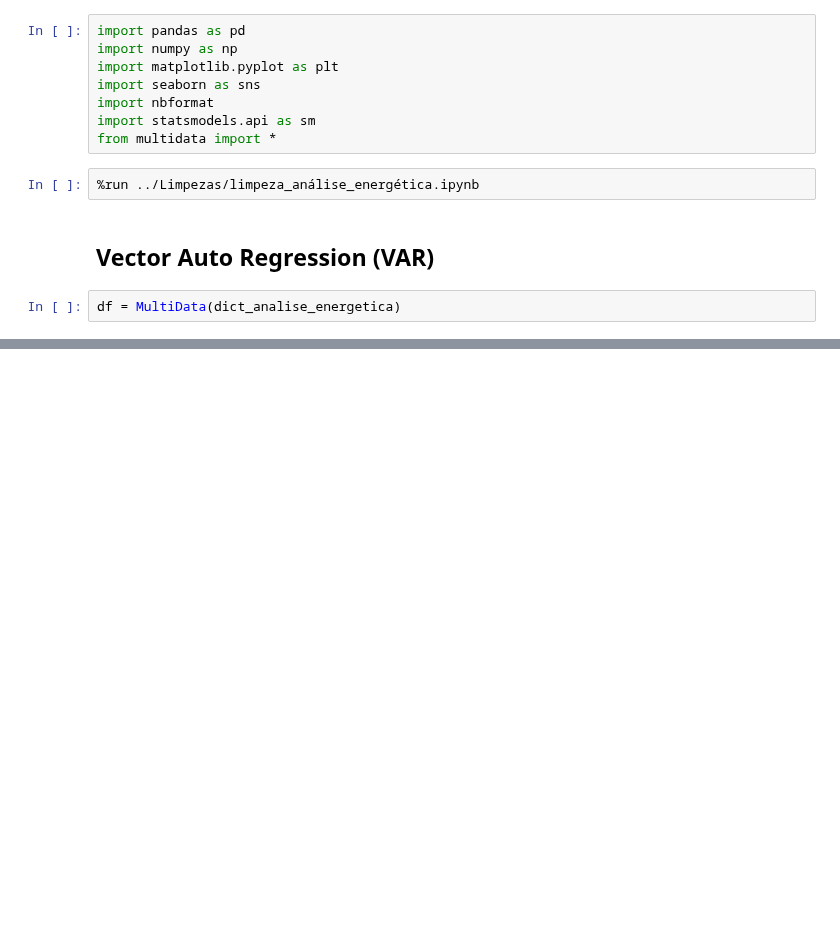
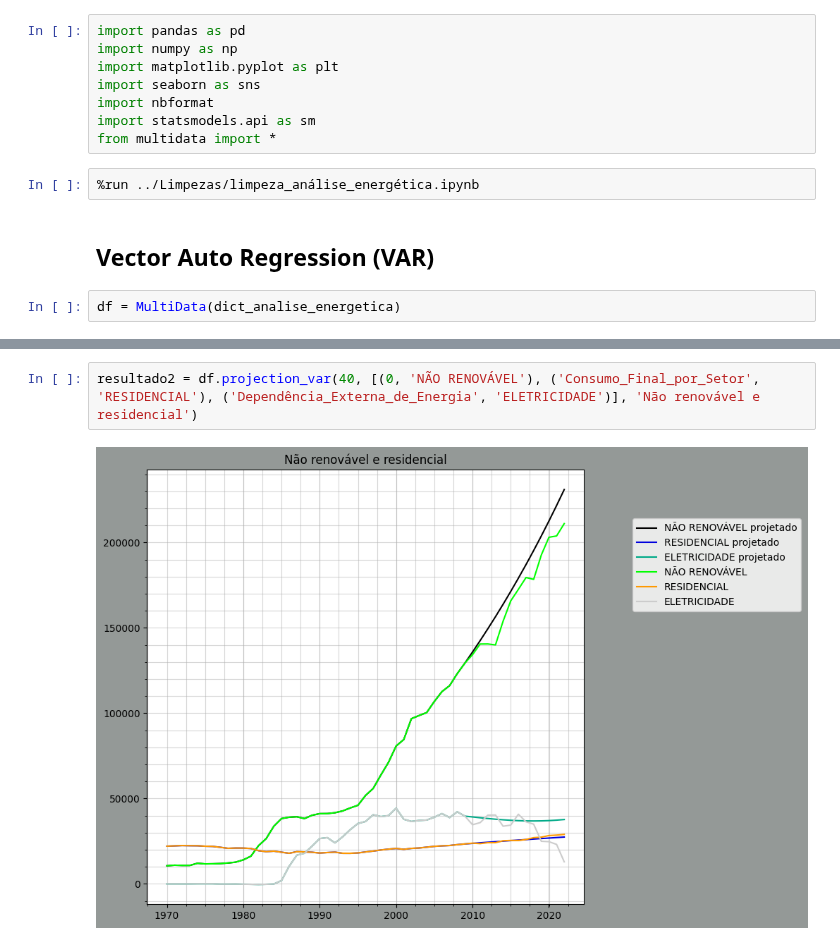
Before and after one commit to scrrpfv/projeto-ip, a Jupyter notebook: Analises/projecao.ipynb, the cells around one changed output, grey strips where cells are left out. Saved outputs shown, nothing was run; the diff lists cells and outputs as text; blank space fills up the shorter version.

```diff
--- a/Analises/projecao.ipynb
+++ b/Analises/projecao.ipynb
@@ -47,0 +21,4 @@ plt.show()
+# %%
+resultado2 = df.projection_var(40, [(0, 'NÃO RENOVÁVEL'), ('Consumo_Final_por_Setor', 'RESIDENCIAL'), ('Dependência_Externa_de_Energia', 'ELETRICIDADE')], 'Não renovável e residencial')
+# %% [output]
+[figure, added]
```
Also changed, not shown: parts of 13 cells of this notebook, 1 other file.
